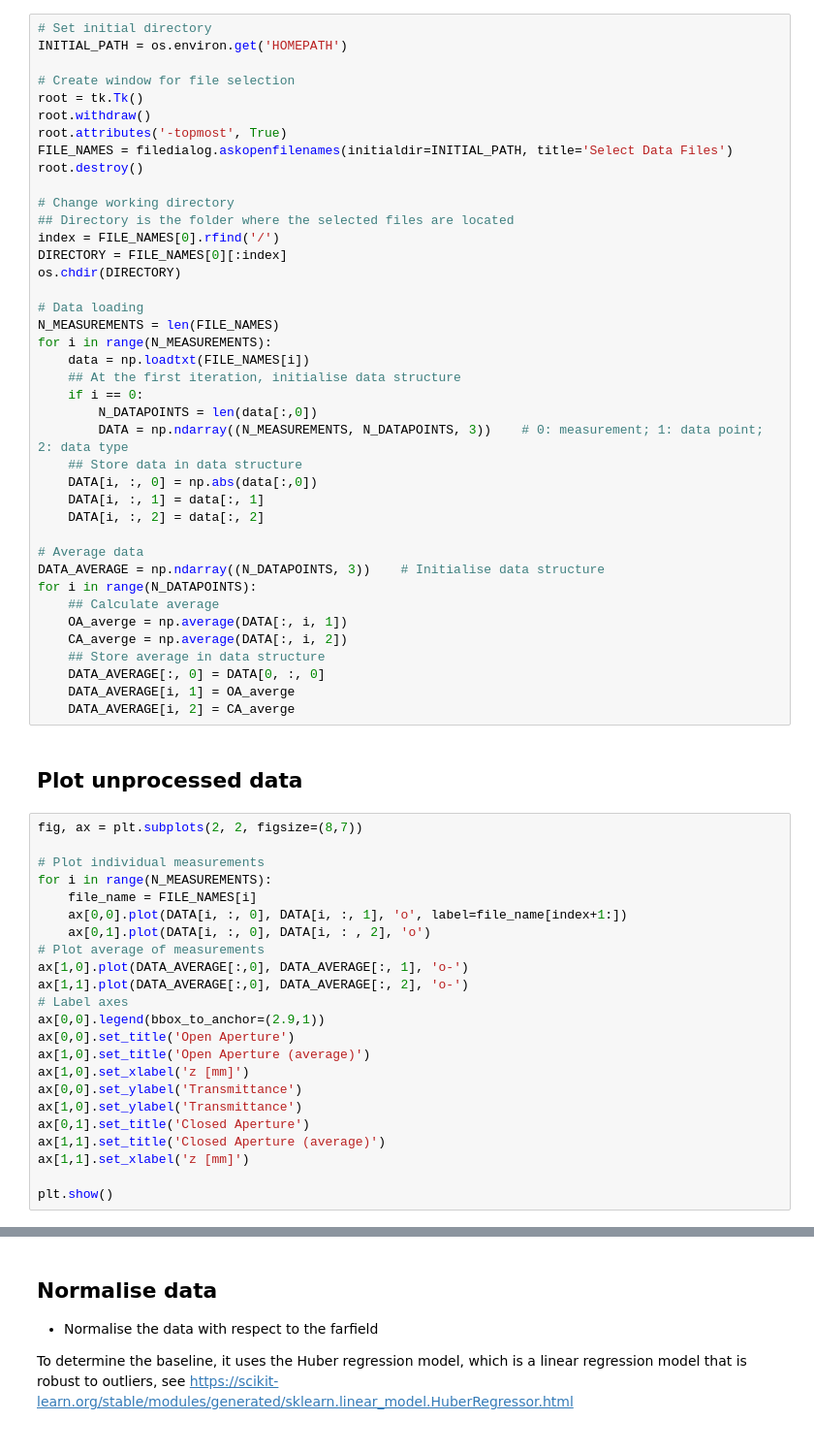
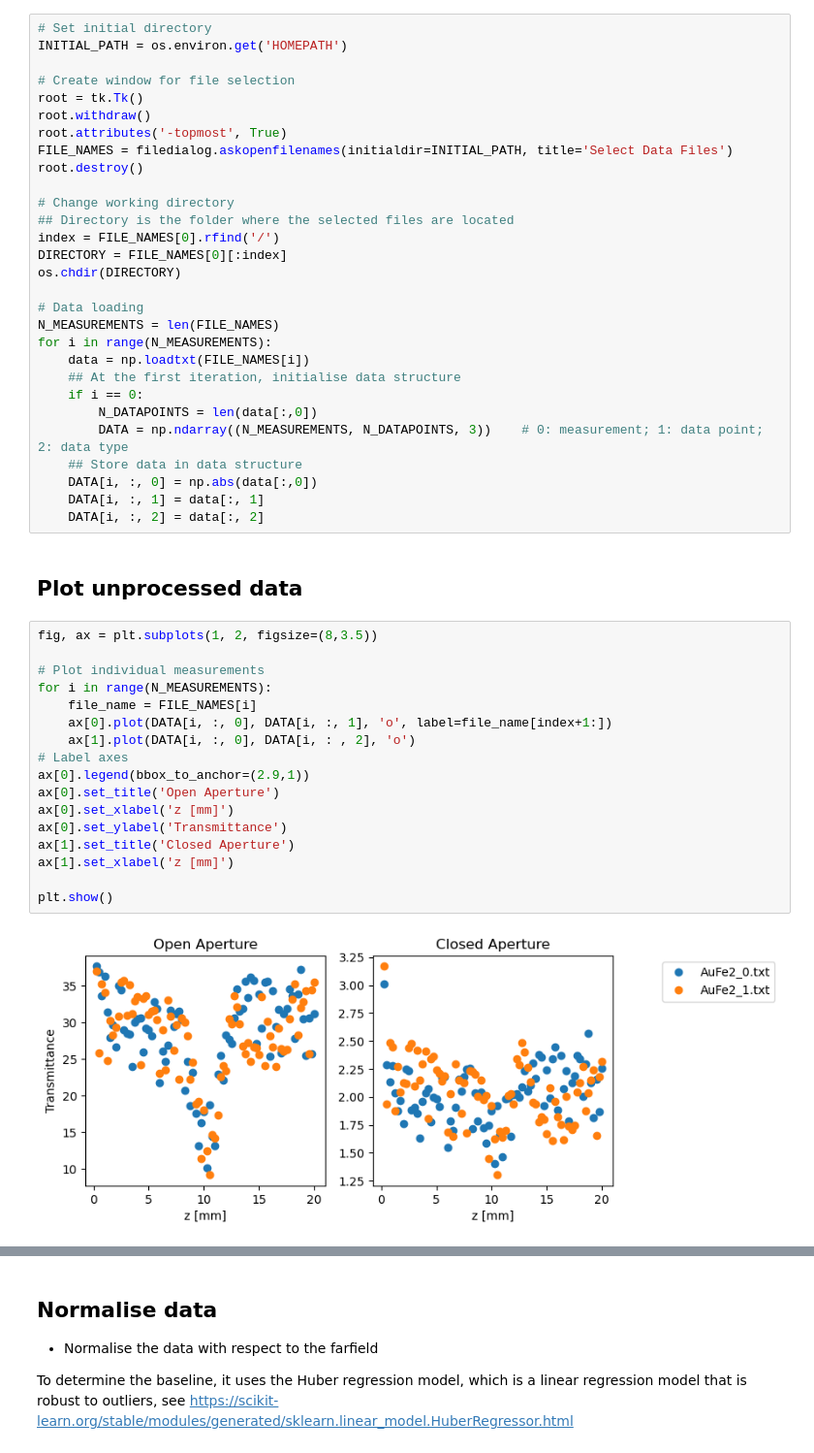
Before and after one commit to BartSmeets/zscan_fit, a Jupyter notebook: normalise_data/normalise_data.ipynb, the cells around one changed output, grey strips where cells are left out. Shown: that part at 97% size. Cells and saved outputs as stored; diff of their text form.

Commit message:
Normalise Data update

```diff
--- a/normalise_data/normalise_data.ipynb
+++ b/normalise_data/normalise_data.ipynb
@@ -70,39 +71,24 @@ for i in range(N_MEASUREMENTS):
     DATA[i, :, 0] = np.abs(data[:,0])
     DATA[i, :, 1] = data[:, 1]
     DATA[i, :, 2] = data[:, 2]
-
-# Average data
-DATA_AVERAGE = np.ndarray((N_DATAPOINTS, 3))    # Initialise data structure
-for i in range(N_DATAPOINTS):
-    ## Calculate average
-    OA_averge = np.average(DATA[:, i, 1])
-    CA_averge = np.average(DATA[:, i, 2])
-    ## Store average in data structure
-    DATA_AVERAGE[:, 0] = DATA[0, :, 0]
-    DATA_AVERAGE[i, 1] = OA_averge
-    DATA_AVERAGE[i, 2] = CA_averge
 # %% [markdown]
 ## Plot unprocessed data
 # %%
-fig, ax = plt.subplots(2, 2, figsize=(8,7))
+fig, ax = plt.subplots(1, 2, figsize=(8,3.5))
 
 # Plot individual measurements
 for i in range(N_MEASUREMENTS):
     file_name = FILE_NAMES[i]
-    ax[0,0].plot(DATA[i, :, 0], DATA[i, :, 1], 'o', label=file_name[index+1:])
-    ax[0,1].plot(DATA[i, :, 0], DATA[i, : , 2], 'o')
-# Plot average of measurements
-ax[1,0].plot(DATA_AVERAGE[:,0], DATA_AVERAGE[:, 1], 'o-')
-ax[1,1].plot(DATA_AVERAGE[:,0], DATA_AVERAGE[:, 2], 'o-')
+    ax[0].plot(DATA[i, :, 0], DATA[i, :, 1], 'o', label=file_name[index+1:])
+    ax[1].plot(DATA[i, :, 0], DATA[i, : , 2], 'o')
 # Label axes
-ax[0,0].legend(bbox_to_anchor=(2.9,1))
-ax[0,0].set_title('Open Aperture')
-ax[1,0].set_title('Open Aperture (average)')
-ax[1,0].set_xlabel('z [mm]')
-ax[0,0].set_ylabel('Transmittance')
-ax[1,0].set_ylabel('Transmittance')
-ax[0,1].set_title('Closed Aperture')
-ax[1,1].set_title('Closed Aperture (average)')
-ax[1,1].set_xlabel('z [mm]')
+ax[0].legend(bbox_to_anchor=(2.9,1))
+ax[0].set_title('Open Aperture')
+ax[0].set_xlabel('z [mm]')
+ax[0].set_ylabel('Transmittance')
+ax[1].set_title('Closed Aperture')
+ax[1].set_xlabel('z [mm]')
 
 plt.show()
+# %% [output]
+[figure, added]
```
Also changed, not shown: parts of 6 cells of this notebook, 1 other file.
